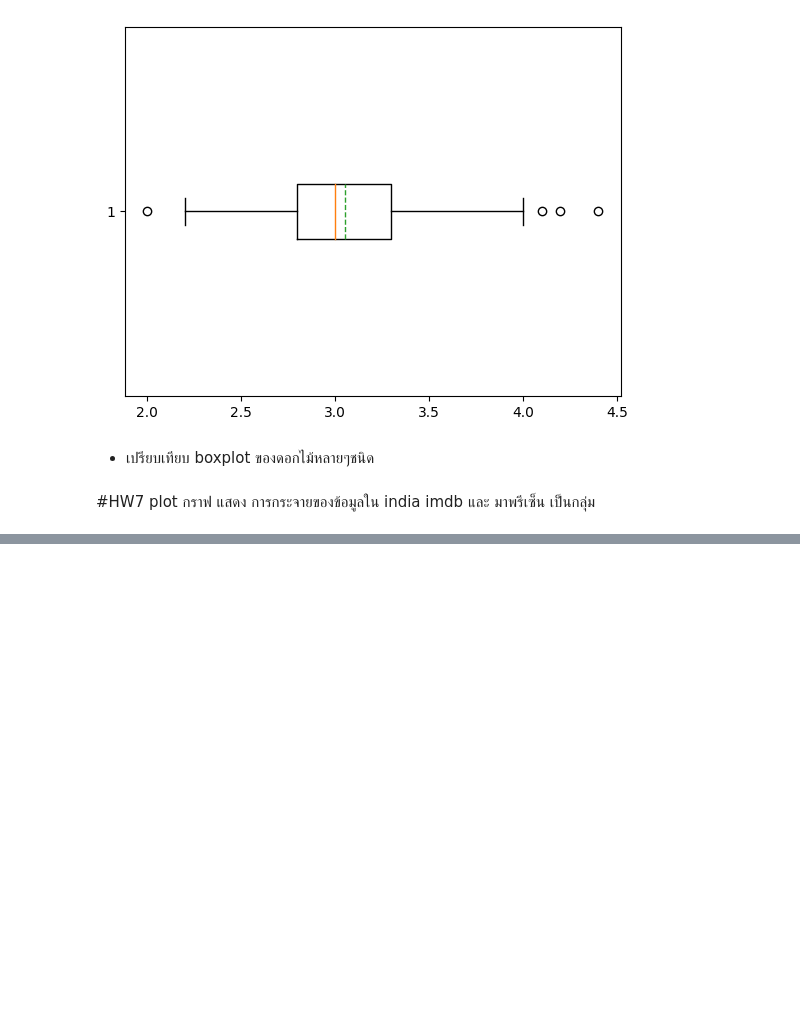
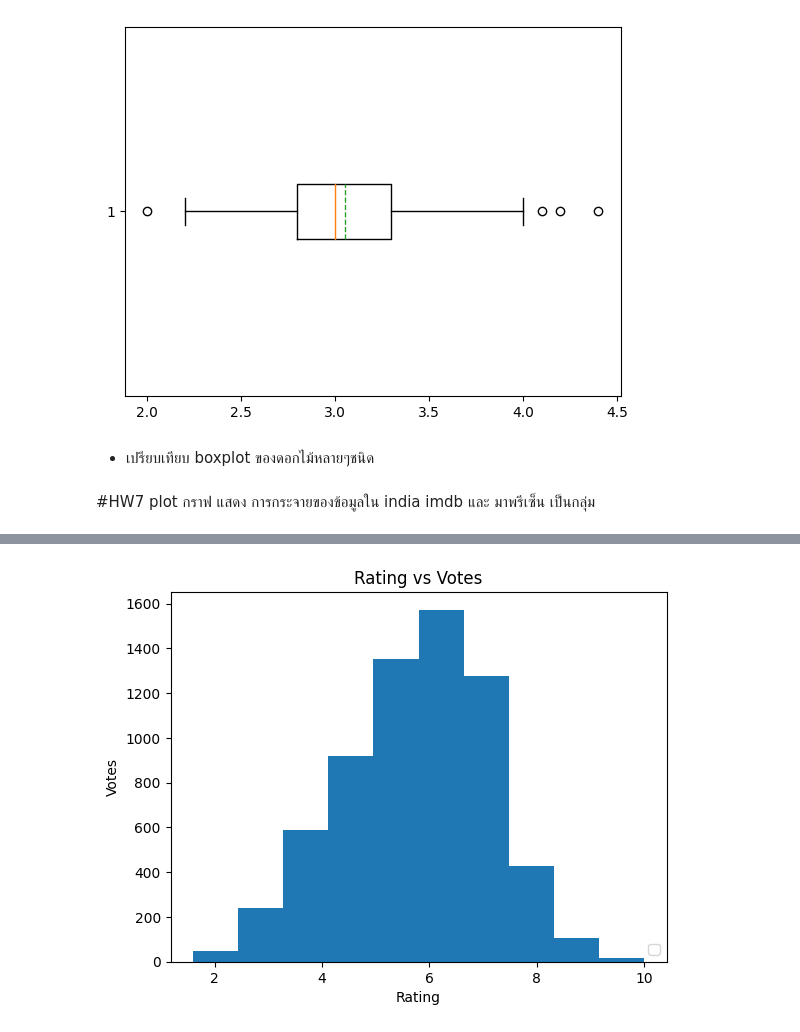
Before and after one commit to BxMild/Python_dataviz2024, a Jupyter notebook: Visualize_Data_Distribution_(02)_2024.ipynb, the cells around one changed output, grey strips where cells are left out. Saved outputs shown, nothing was run; the diff lists cells and outputs as text; code cells hidden in the pictures; blank space fills up the shorter version.

Commit message:
Visualize Data Distribution 1

```diff
--- a/Visualize_Data_Distribution_(02)_2024.ipynb
+++ b/Visualize_Data_Distribution_(02)_2024.ipynb
@@ -287,0 +296,2 @@ O = plt.boxplot(df['SepalWidth'],showmeans=True,meanline=True,vert=False)
+# %%
+df_movies = pd.read_csv('/content/drive/My Drive/Data_viz_2024/IMDb Movies India.csv', encoding='latin-1') # try different encodings like 'latin-1' or 'ISO-8859-1' if this doesn't work
@@ -287,0 +307,9 @@ O = plt.boxplot(df['SepalWidth'],showmeans=True,meanline=True,vert=False)
+# %%
+# แปลงคอลัมน์ 'Rating' และ 'Votes' ให้เป็นตัวเลข
+df_movies['Rating'] = pd.to_numeric(df_movies['Rating'], errors='coerce')
+df_movies['Votes'] = pd.to_numeric(df_movies['Votes'], errors='coerce')
+
+# ลบแถวที่มีค่า NaN ในคอลัมน์ 'Rating' หรือ 'Votes'
+df_clean = df_movies.dropna(subset=['Rating', 'Votes'])
+
+df_clean.head()
@@ -287,0 +336,9 @@ O = plt.boxplot(df['SepalWidth'],showmeans=True,meanline=True,vert=False)
+# %%
+# Use 'Rating' for the histogram and optionally specify bins
+plt.hist(df_clean['Rating'], bins=10)
+
+plt.legend(loc='lower right')
+plt.title('Rating vs Votes')
+plt.xlabel('Rating')
+plt.ylabel('Votes');
+# %% [output]
@@ -287,0 +346 @@ O = plt.boxplot(df['SepalWidth'],showmeans=True,meanline=True,vert=False)
+[figure, added]
```
Also changed, not shown: parts of 10 cells of this notebook.
